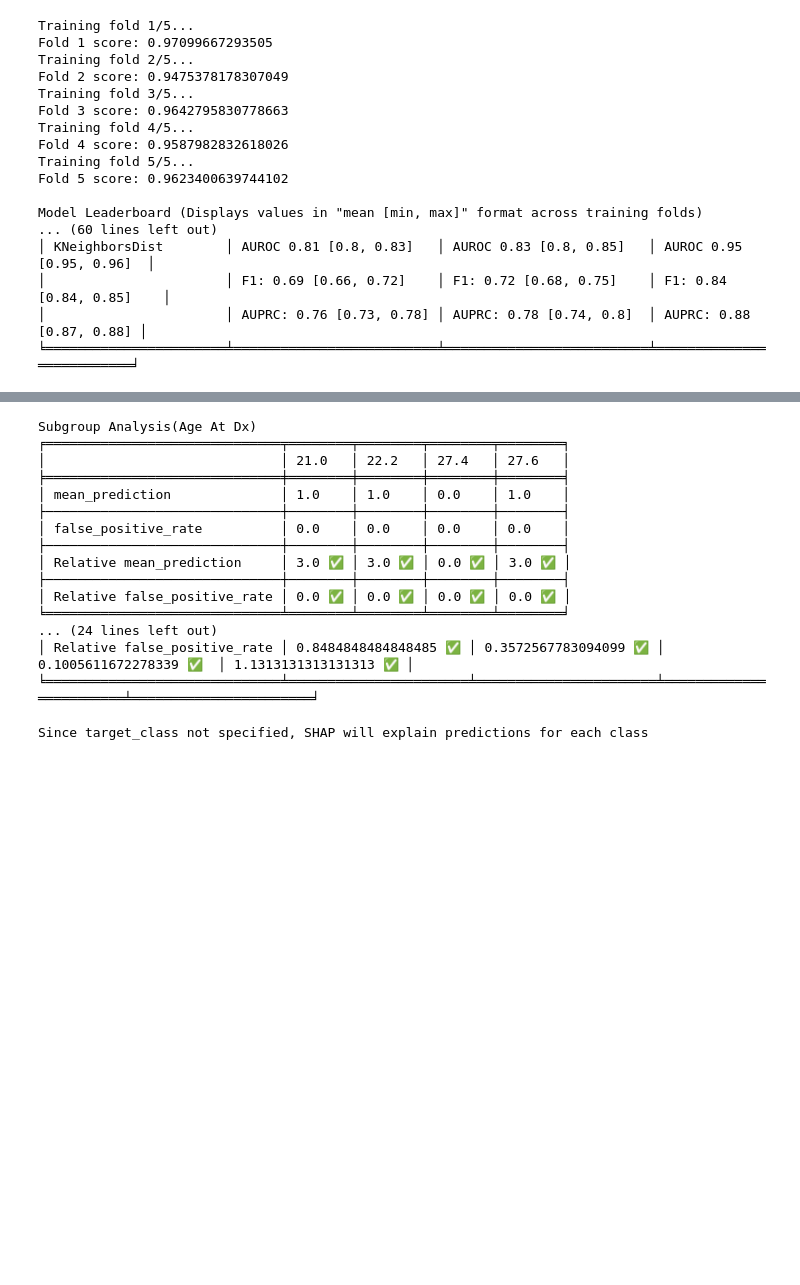
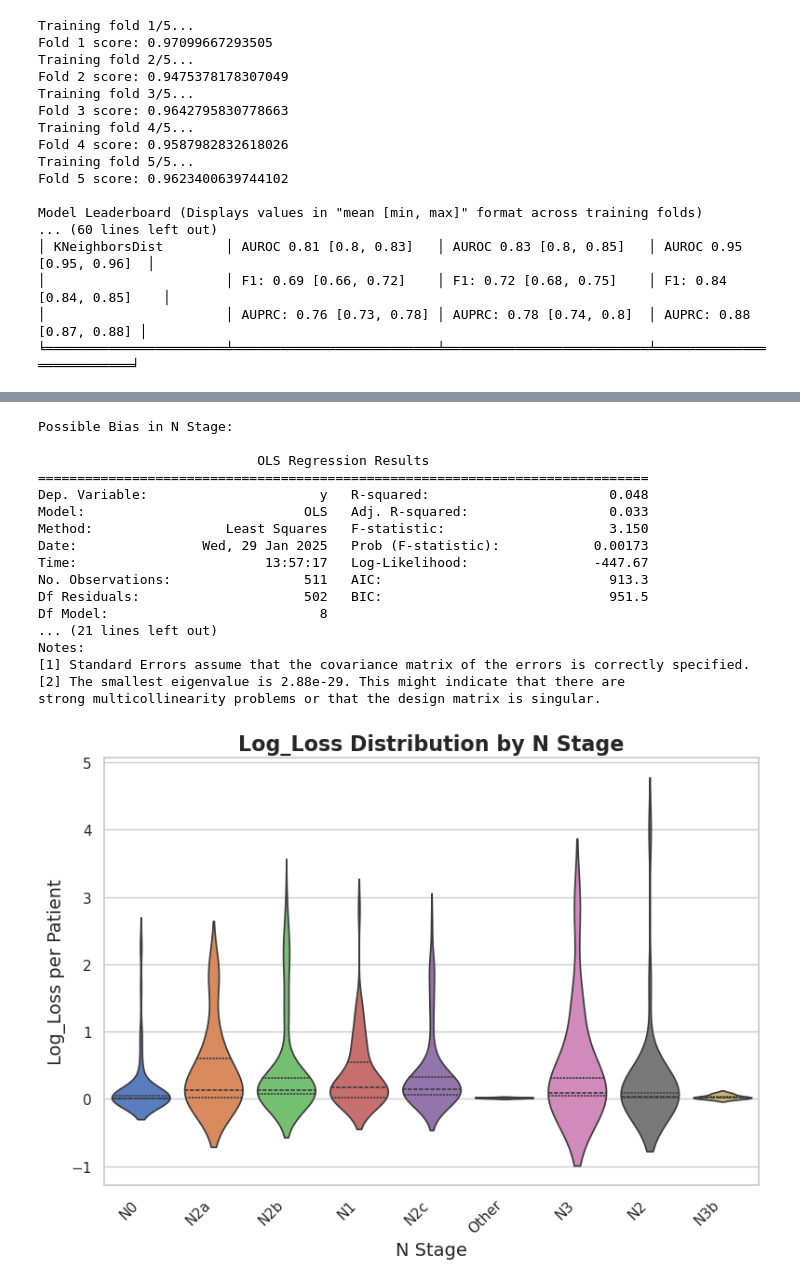
Before and after one commit to pmcdi/jarvais, a Jupyter notebook: docs/tutorials/classification.ipynb, the cells around one changed output, grey strips where cells are left out. Cells and saved outputs as stored; diff of their text form; code cells hidden in the pictures; blank space fills up the shorter version.

Commit message:
docs: updated tutorial notebooks for regression and classification

```diff
--- a/docs/tutorials/classification.ipynb
+++ b/docs/tutorials/classification.ipynb
@@ -132,23 +148,26 @@ Model Leaderboard (Displays values in "mean [min, max]" format across training f
 # %%
 from jarvais.explainer import Explainer
 
-exp = Explainer.from_trainer(trainer)
+sensitive_features = {k: trainer.X_test[k] for k in ['N Stage', 'Disease Site', 'Sex']}
+
+exp = Explainer.from_trainer(trainer, sensitive_features=sensitive_features)
 exp.run()
 # %% [output]
-Subgroup Analysis(Age At Dx)
-╒══════════════════════════════╤════════╤════════╤════════╤════════╕
-│                              │ 21.0   │ 22.2   │ 27.4   │ 27.6   │
-╞══════════════════════════════╪════════╪════════╪════════╪════════╡
-│ mean_prediction              │ 1.0    │ 1.0    │ 0.0    │ 1.0    │
-├──────────────────────────────┼────────┼────────┼────────┼────────┤
-│ false_positive_rate          │ 0.0    │ 0.0    │ 0.0    │ 0.0    │
-├──────────────────────────────┼────────┼────────┼────────┼────────┤
-│ Relative mean_prediction     │ 3.0 ✅ │ 3.0 ✅ │ 0.0 ✅ │ 3.0 ✅ │
-├──────────────────────────────┼────────┼────────┼────────┼────────┤
-│ Relative false_positive_rate │ 0.0 ✅ │ 0.0 ✅ │ 0.0 ✅ │ 0.0 ✅ │
-╘══════════════════════════════╧════════╧════════╧════════╧════════╛
-... (24 lines left out)
-│ Relative false_positive_rate │ 0.8484848484848485 ✅ │ 0.3572567783094099 ✅ │ 0.1005611672278339 ✅  │ 1.1313131313131313 ✅ │
-╘══════════════════════════════╧═══════════════════════╧═══════════════════════╧════════════════════════╧═══════════════════════╛
+Possible Bias in N Stage:
 
-Since target_class not specified, SHAP will explain predictions for each class
+                            OLS Regression Results
+==============================================================================
+Dep. Variable:                      y   R-squared:                       0.048
+Model:                            OLS   Adj. R-squared:                  0.033
+Method:                 Least Squares   F-statistic:                     3.150
+Date:                Wed, 29 Jan 2025   Prob (F-statistic):            0.00173
+Time:                        13:57:17   Log-Likelihood:                -447.67
+No. Observations:                 511   AIC:                             913.3
+Df Residuals:                     502   BIC:                             951.5
+Df Model:                           8
+... (21 lines left out)
+Notes:
+[1] Standard Errors assume that the covariance matrix of the errors is correctly specified.
+[2] The smallest eigenvalue is 2.88e-29. This might indicate that there are
+strong multicollinearity problems or that the design matrix is singular.
+[figure, added]
```
Also changed, not shown: parts of 5 cells of this notebook, 1 other file.
